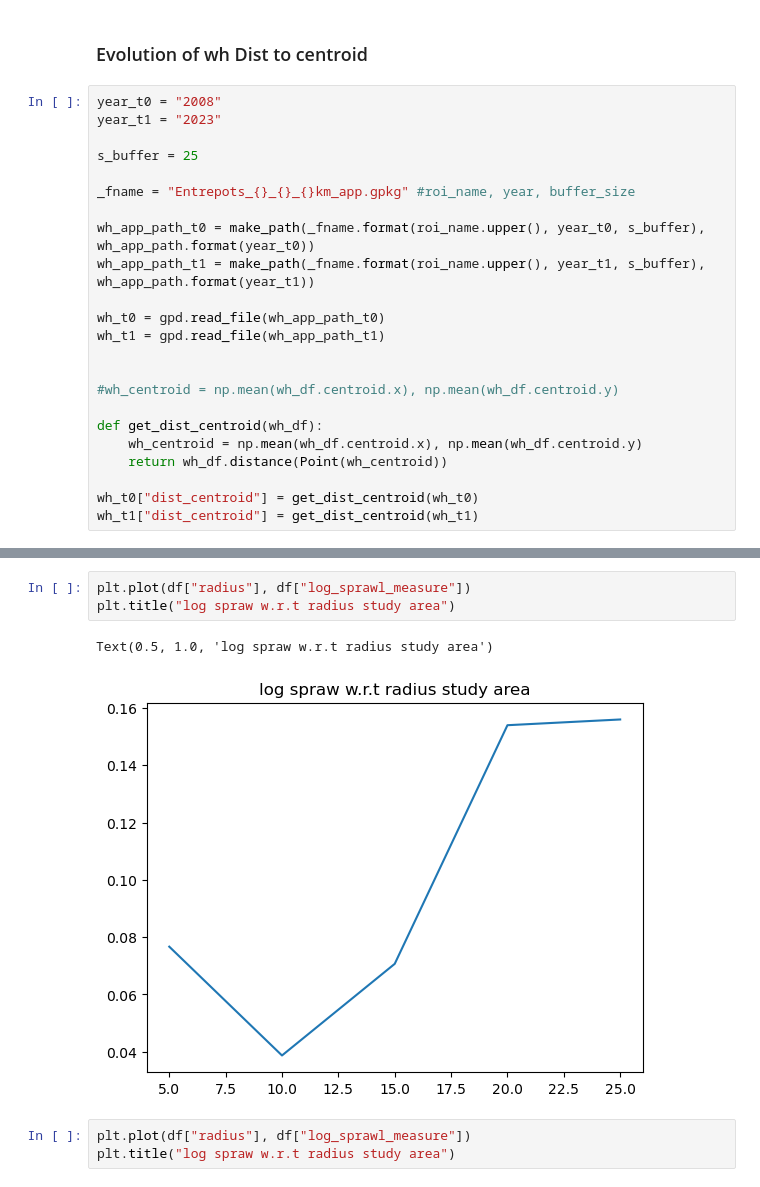
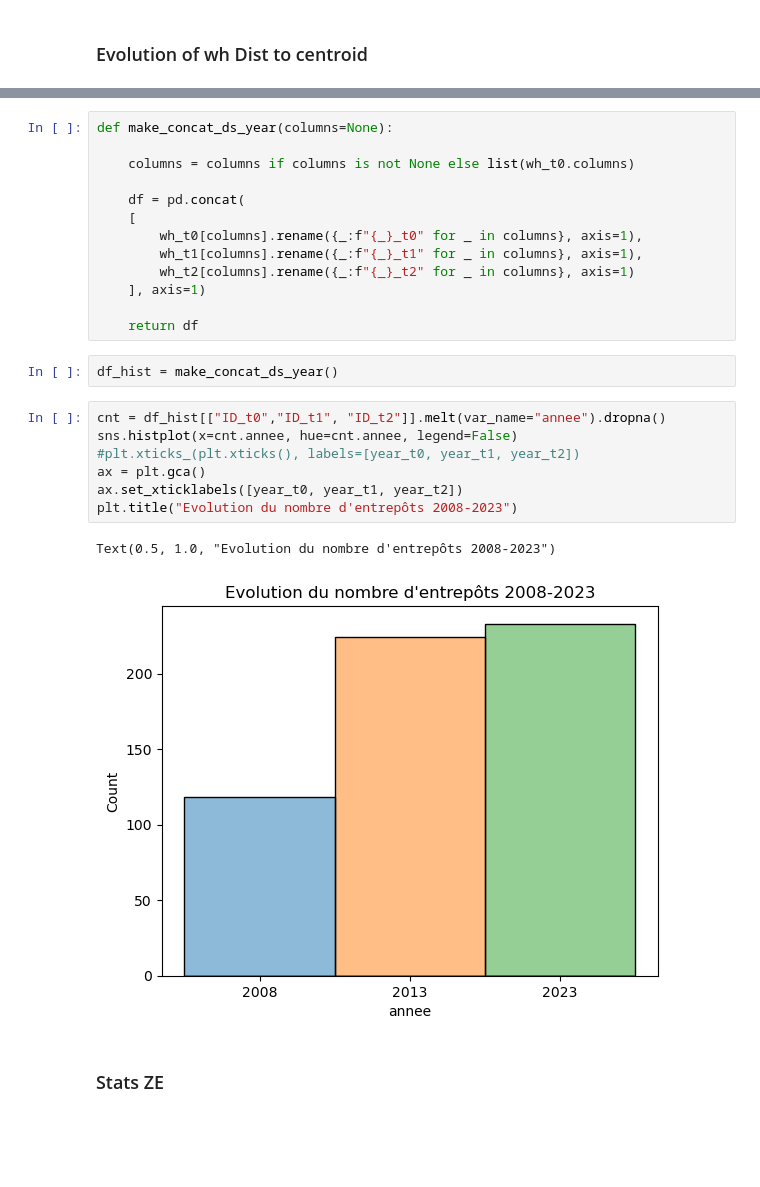
Before and after one commit to brustt/logistics_sprawl, a Jupyter notebook: notebooks/visualization.ipynb, the cells around one changed output, grey strips where cells are left out. Saved outputs shown, nothing was run; the diff lists cells and outputs as text; blank space fills up the shorter version.

Commit message:
stats_bordeaux

```diff
--- a/notebooks/visualization.ipynb
+++ b/notebooks/visualization.ipynb
@@ -51,26 +51,3 @@ Index(['radius', 'metro', 'mega_region', 'country', 'continent',
       dtype='object')
 # %% [markdown]
 ### Evolution of wh Dist to centroid
-# %%
-year_t0 = "2008"
-year_t1 = "2023"
-
-s_buffer = 25
-
-_fname = "Entrepots_{}_{}_{}km_app.gpkg" #roi_name, year, buffer_size
-
-wh_app_path_t0 = make_path(_fname.format(roi_name.upper(), year_t0, s_buffer), wh_app_path.format(year_t0))
-wh_app_path_t1 = make_path(_fname.format(roi_name.upper(), year_t1, s_buffer), wh_app_path.format(year_t1))
-
-wh_t0 = gpd.read_file(wh_app_path_t0)
-wh_t1 = gpd.read_file(wh_app_path_t1)
-
-
-#wh_centroid = np.mean(wh_df.centroid.x), np.mean(wh_df.centroid.y)
-
-def get_dist_centroid(wh_df):
-    wh_centroid = np.mean(wh_df.centroid.x), np.mean(wh_df.centroid.y)
-    return wh_df.distance(Point(wh_centroid))
-
-wh_t0["dist_centroid"] = get_dist_centroid(wh_t0)
-wh_t1["dist_centroid"] = get_dist_centroid(wh_t1)
@@ -141,9 +153,27 @@ df
-# %%
-plt.plot(df["radius"], df["log_sprawl_measure"])
-plt.title("log spraw w.r.t radius study area")
-# %% [output]
-Text(0.5, 1.0, 'log spraw w.r.t radius study area')
-[figure, removed]
-# %%
-plt.plot(df["radius"], df["log_sprawl_measure"])
-plt.title("log spraw w.r.t radius study area")
+# %%
+def make_concat_ds_year(columns=None):
+
+    columns = columns if columns is not None else list(wh_t0.columns)
+
+    df = pd.concat(
+    [
+        wh_t0[columns].rename({_:f"{_}_t0" for _ in columns}, axis=1),
+        wh_t1[columns].rename({_:f"{_}_t1" for _ in columns}, axis=1),
+        wh_t2[columns].rename({_:f"{_}_t2" for _ in columns}, axis=1)
+    ], axis=1)
+
+    return df
+# %%
+df_hist = make_concat_ds_year()
+# %%
+cnt = df_hist[["ID_t0","ID_t1", "ID_t2"]].melt(var_name="annee").dropna()
+sns.histplot(x=cnt.annee, hue=cnt.annee, legend=False)
+#plt.xticks_(plt.xticks(), labels=[year_t0, year_t1, year_t2])
+ax = plt.gca()
+ax.set_xticklabels([year_t0, year_t1, year_t2])
+plt.title("Evolution du nombre d'entrepôts 2008-2023")
+# %% [output]
+Text(0.5, 1.0, "Evolution du nombre d'entrepôts 2008-2023")
+[figure, added]
+# %% [markdown]
+### Stats ZE
```
Also changed, not shown: parts of 40 cells of this notebook, 8 other files.
